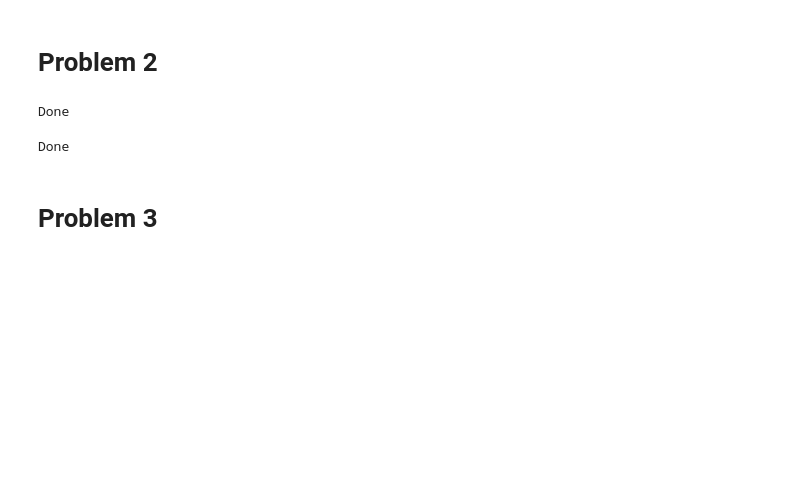
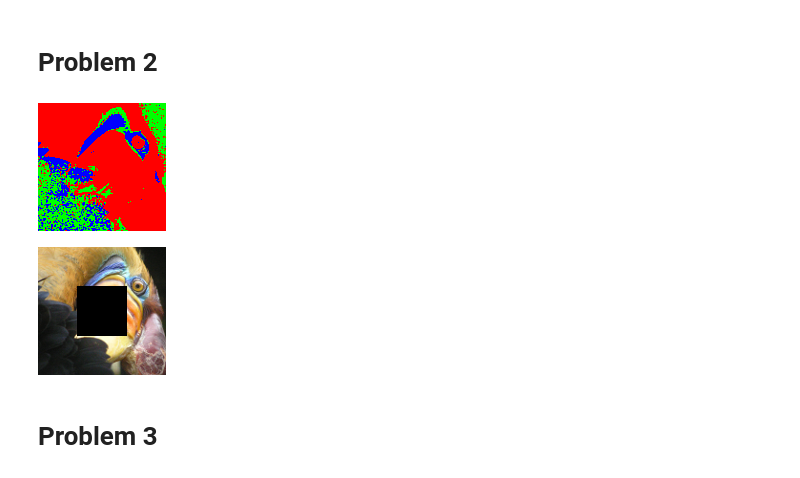
Before and after one commit to jobende-OSU/CS4783-Notebooks, a Jupyter notebook: Assignment0.ipynb, the cells around one changed output. Cells and saved outputs as stored; diff of their text form; code cells hidden in the pictures; blank space fills up the shorter version.

```diff
--- a/Assignment0.ipynb
+++ b/Assignment0.ipynb
@@ -68,36 +68,38 @@ NumPy Histogram
 # Problem 2
 # %%
 import numpy as np
+from google.colab.patches import cv2_imshow
 import cv2
 
 img = cv2.imread("test.png")
 
 # Operation 1
 for x in range(len(img)):
   for y in range(len(img[x])):
     point = img[x,y]
 
     # Get Euclidean Distances
     dist1 = np.linalg.norm(point - [255,0,0])
     dist2 = np.linalg.norm(point - [0,255,0])
     dist3 = np.linalg.norm(point - [0,0,255])
 
     # Set new value according to the minimum
     minimum = min(dist1, min(dist2, dist3))
     if minimum == dist1:
       img[x,y] = [255, 0, 0]
     elif minimum == dist2:
       img[x,y] = [0, 255, 0]
     else:
       img[x,y] = [0, 0, 255]
 
 # Save Output
 cv2.imwrite("output1.png", img)
-print("Done")
+cv2_imshow(img)
 # %% [output]
-Done
+[figure, added]
 # %%
 import numpy as np
+from google.colab.patches import cv2_imshow
 import cv2
 
 img = cv2.imread("test.png")
@@ -121,9 +123,9 @@ for x in range(len(img)):
 
 # Save Output
 cv2.imwrite("output2.png", img)
-print("Done")
+cv2_imshow(img)
 # %% [output]
-Done
+[figure, added]
 # %% [markdown]
 # Problem 3
 # %%
```
